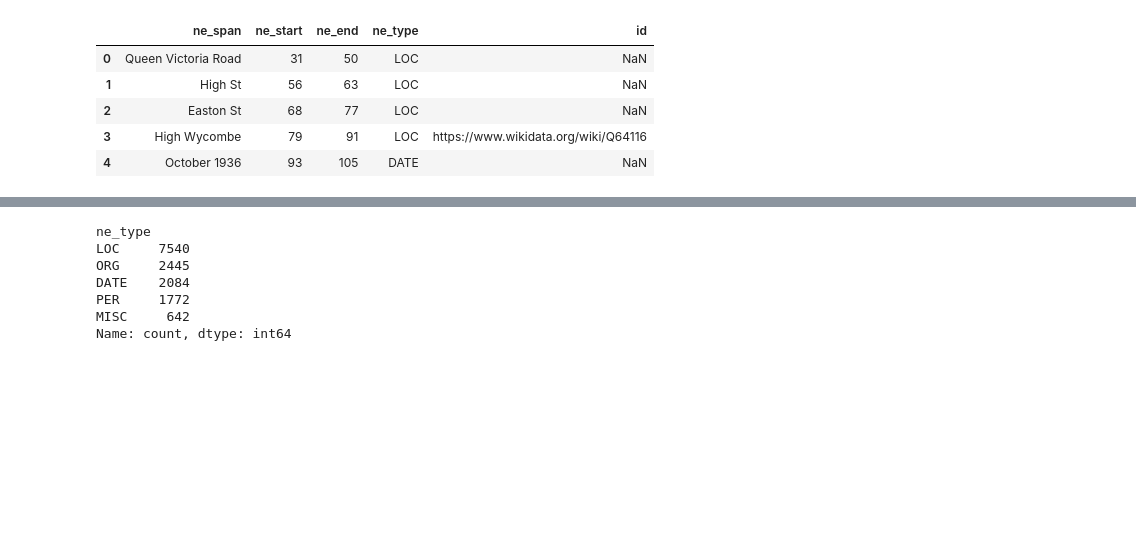
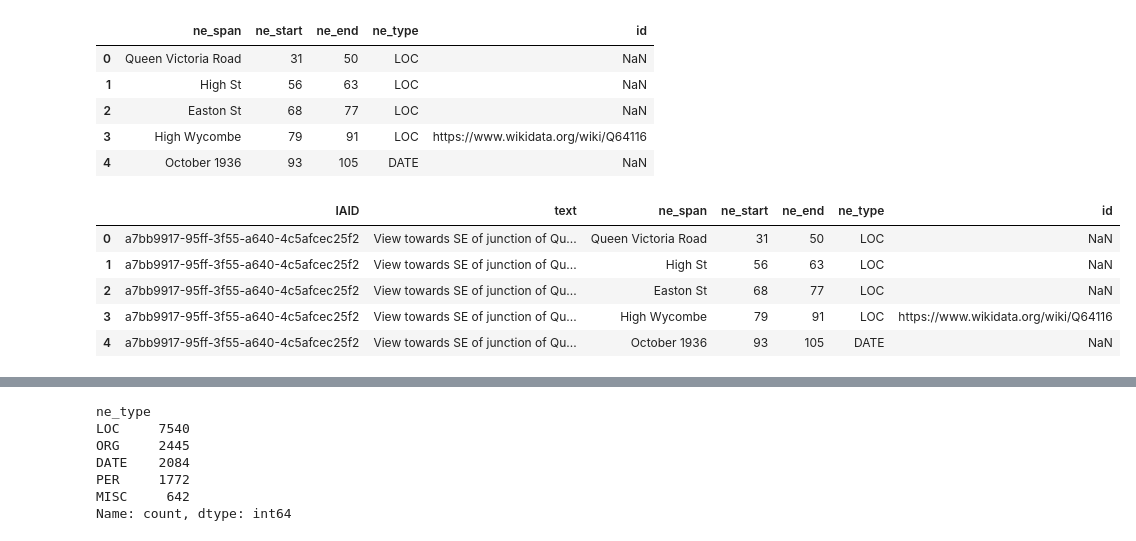
Before and after one commit to thebekhruz/Semantic_Search_v2.0, a Jupyter notebook: eda/notebooks/eda.ipynb, the cells around one changed output, grey strips where cells are left out. Saved outputs shown, nothing was run; the diff lists cells and outputs as text; code cells hidden in the pictures; blank space fills up the shorter version.

```diff
--- a/eda/notebooks/eda.ipynb
+++ b/eda/notebooks/eda.ipynb
@@ -285,3 +259,26 @@ df_mentions.head()
 | 2 | Easton St | 68 | 77 | LOC | NaN |
 | 3 | High Wycombe | 79 | 91 | LOC | https://www.wikidata.org/wiki/Q64116 |
 | 4 | October 1936 | 93 | 105 | DATE | NaN |
+# %%
+# Explode the mentions column
+df_exploded = df.explode('mentions')
+
+# Normalize the exploded mentions column
+df_mentions_normalized = pd.json_normalize(df_exploded['mentions'])
+
+# Merge the normalized data back with the original DataFrame
+df_exploded = df_exploded.drop(columns=['mentions']).reset_index(drop=True)
+df_exploded = df_exploded.join(df_mentions_normalized)
+
+# Reset the index to keep the original index as a column, but maintain the same index for the same IAID
+# df_exploded['original_index'] = df_exploded.groupby('IAID').ngroup()
+# df_exploded.set_index('original_index', inplace=True)
+
+df_exploded.head(5)
+# %% [output]
+|  | IAID | text | ne_span | ne_start | ne_end | ne_type | id |
+| 0 | a7bb9917-95ff-3f55-a640-4c5afcec25f2 | View towards SE of junction of Qu... | Queen Victoria Road | 31 | 50 | LOC | NaN |
+| 1 | a7bb9917-95ff-3f55-a640-4c5afcec25f2 | View towards SE of junction of Qu... | High St | 56 | 63 | LOC | NaN |
+| 2 | a7bb9917-95ff-3f55-a640-4c5afcec25f2 | View towards SE of junction of Qu... | Easton St | 68 | 77 | LOC | NaN |
+| 3 | a7bb9917-95ff-3f55-a640-4c5afcec25f2 | View towards SE of junction of Qu... | High Wycombe | 79 | 91 | LOC | https://www.wikidata.org/wiki/Q64116 |
+| 4 | a7bb9917-95ff-3f55-a640-4c5afcec25f2 | View towards SE of junction of Qu... | October 1936 | 93 | 105 | DATE | NaN |
```
Also changed, not shown: parts of 48 cells of this notebook, 1 other file.
